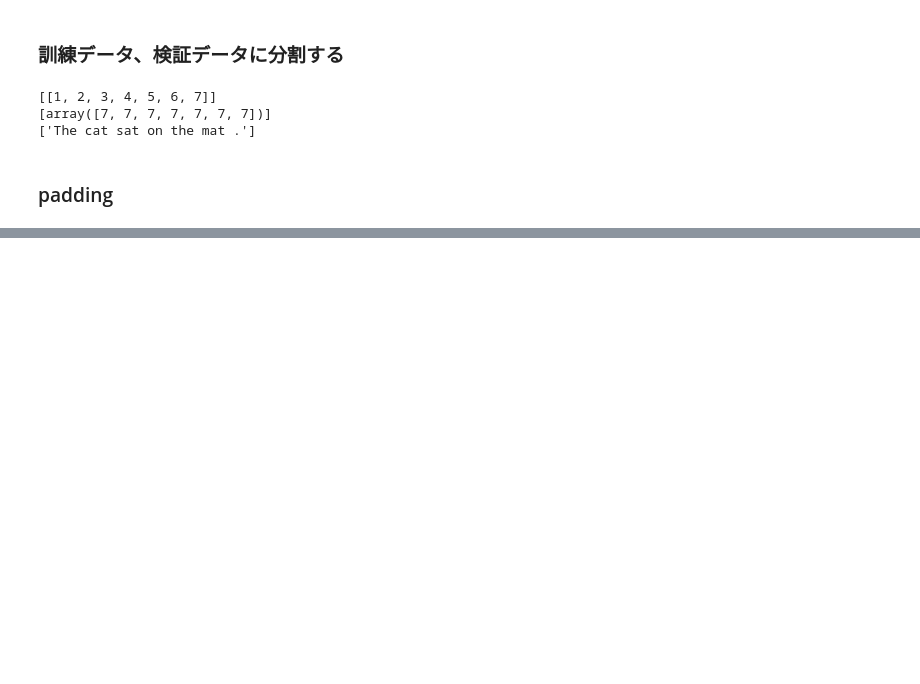
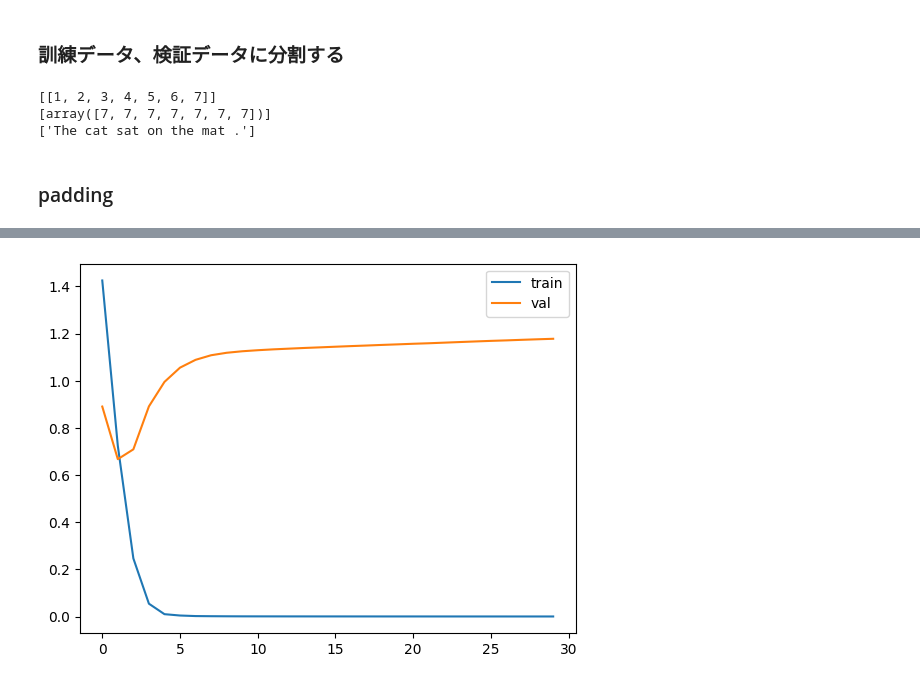
Before and after one commit to Syota-Ymauchi/RNN, a Jupyter notebook: review_rnn.ipynb, the cells around one changed output, grey strips where cells are left out. Drawn from its saved outputs; the diff is of its cells as text; code cells hidden in the pictures; blank space fills up the shorter version.

```diff
--- a/review_rnn.ipynb
+++ b/review_rnn.ipynb
@@ -186,0 +191,21 @@ torch.Size([1, 8, 9])
+# %%
+vocab_size = len(word2indx) # 102
+num_classes = len(label_encoder.classes_) + 1 # クラス数 paddingも考慮して+1をする 8クラスになる
+embedding_dim = 50
+hidden_size = 70 # 一般的にはembedding_dimより減らす
+output_size = num_classes
+batch_size = 3
+learning_rate = 0.03
+
+# モデルの定義
+model = Model(vocab_size, embedding_dim, hidden_size, output_size, rnn_type='UGRNN')
+
+# Dataset DataLoader作成
+train_dataset = TensorDataset(X_train, y_train) # datasetを作成してくれる。便利
+train_loader = DataLoader(train_dataset, batch_size=batch_size, shuffle=True)
+val_dataset = TensorDataset(X_val, y_val)
+val_loader = DataLoader(val_dataset, batch_size=batch_size, shuffle=False)
+
+# 損失関数とoptimizer
+opt = optim.Adam(model.parameters(), lr=learning_rate)
+criterion = nn.CrossEntropyLoss(ignore_index=0)
@@ -186,0 +293,7 @@ torch.Size([1, 8, 9])
+# %%
+plt.plot(train_losses, label='train')
+plt.plot(val_losses, label='val')
+plt.legend()
+plt.show()
+# %% [output]
+[figure, added]
```
Also changed, not shown: parts of 9 cells of this notebook, 2 other files.
